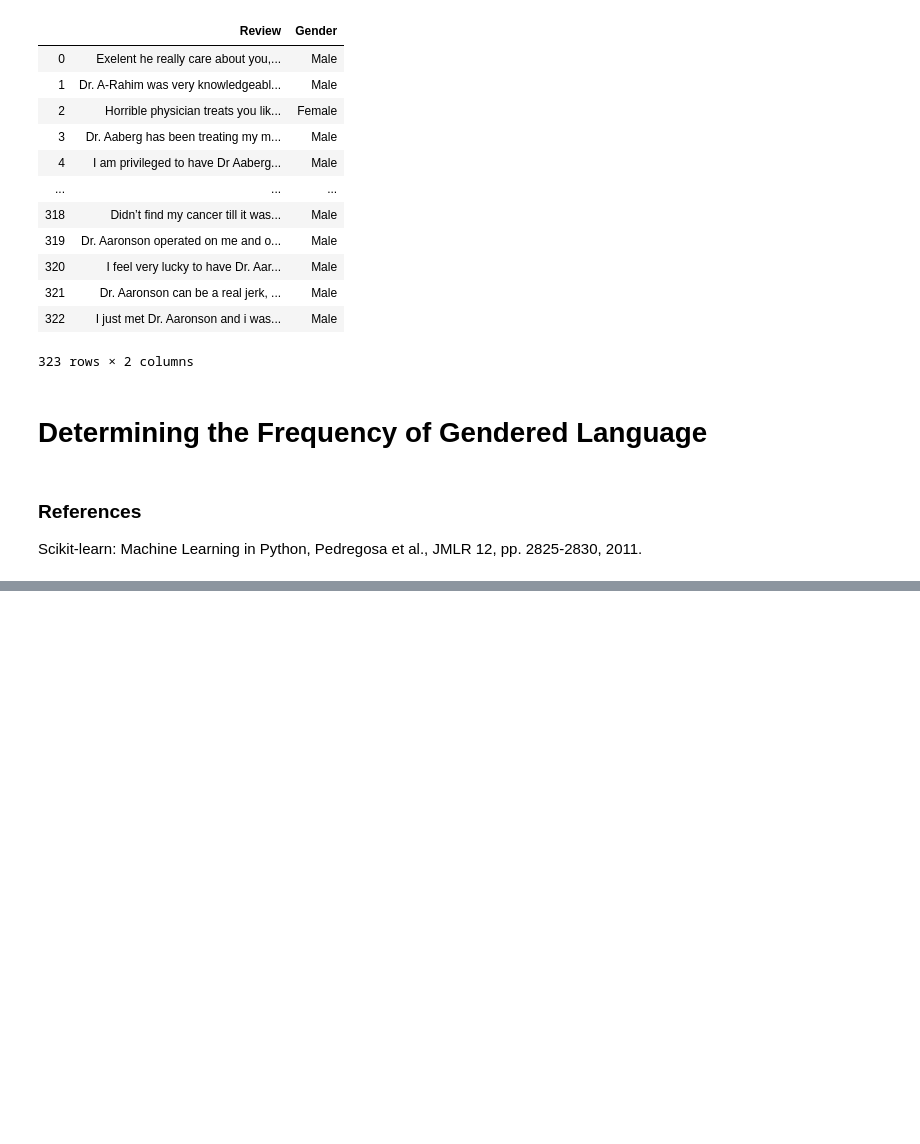
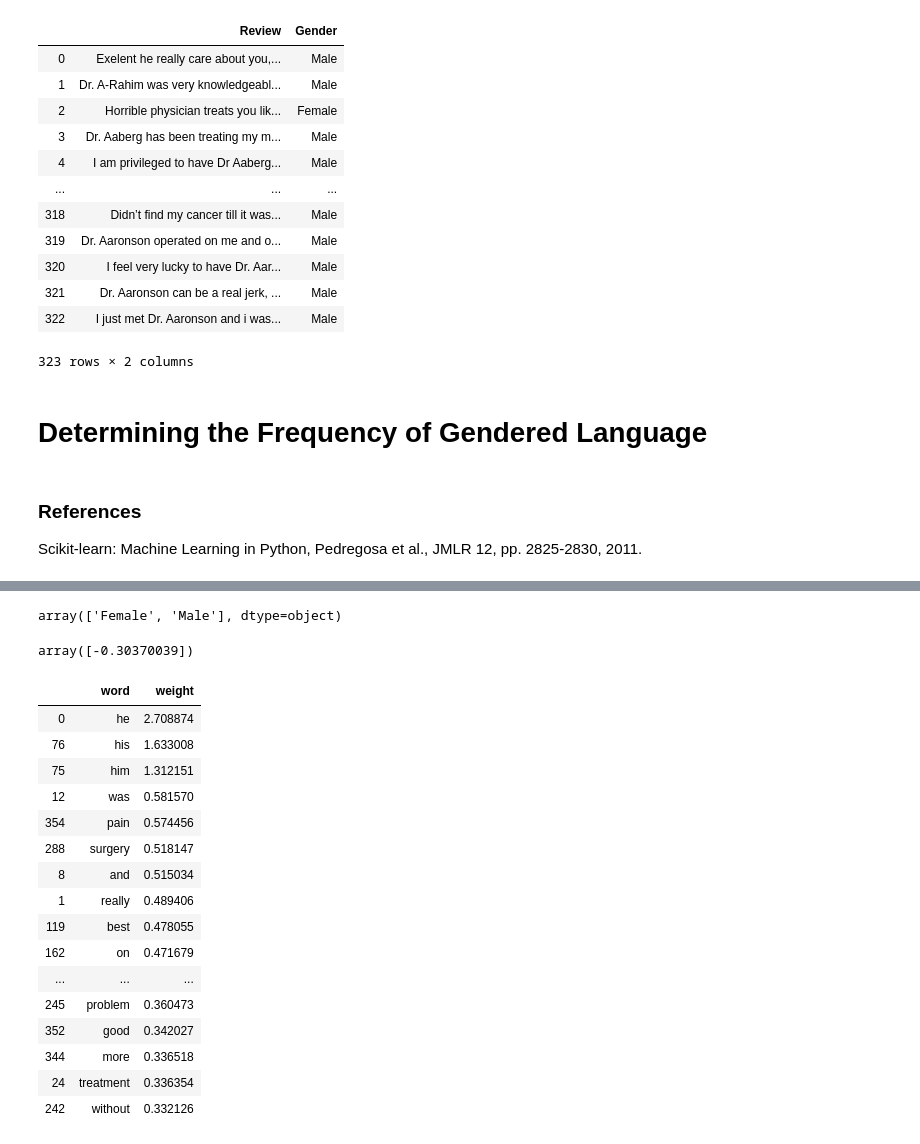
Before and after one commit to jillbaggett81/GenderBiasDetector, a Jupyter notebook: Scaping.ipynb, the cells around one changed output, grey strips where cells are left out. Drawn from its saved outputs; the diff is of its cells as text; code cells hidden in the pictures; blank space fills up the shorter version.

Commit message:
lauren update regression

```diff
--- a/Scaping.ipynb
+++ b/Scaping.ipynb
@@ -207,0 +201,17 @@ vect.get_feature_names()
+# %%
+# Vectorize the whole thing...
+import sklearn
+from sklearn.feature_extraction.text import TfidfVectorizer
+from sklearn.linear_model import LogisticRegression
+from sklearn.model_selection import train_test_split
+
+#get list of 'important' words. We can use this list to identitfy frequencies of gendered words
+# Vectorize and play with token sizes...
+vec = TfidfVectorizer(min_df = 0.005,
+                      max_df = 0.955,
+                      ngram_range=(1,1)) # play with min_df and max_df
+
+# transform this into a sparse vector!
+vec.fit(reviewsByGender['Review'])
+tf_idf_sparse = vec.transform(reviewsByGender["Review"])
+tf_idf_sparse
@@ -207,0 +236,49 @@ vect.get_feature_names()
+# %%
+# We can now use this to classify the reviews!! but we need to test/train split again.
+
+# Split..
+X_train, X_test, y_train, y_test = train_test_split(tf_idf_sparse,
+                                                    reviewsByGender['Gender'],
+                                                    test_size=0.2)
+# %%
+logisticRegr = LogisticRegression(max_iter=100000, class_weight='balanced')
+model = logisticRegr.fit(X_train, y_train)
+# %%
+logisticRegr.classes_
+# %% [output]
+array(['Female', 'Male'], dtype=object)
+# %%
+logisticRegr.coef_[:,0]
+# %% [output]
+array([-0.30370039])
+# %%
+# We can also do cool stuff like make a dataframe with the words and see which
+# have the highest regression weights -- careful here!
+
+# Make a dataframe with the words, coefficients, and classes...
+recs = []
+for w,i in vec.vocabulary_.items():
+    recs.append([str(w)] + list(logisticRegr.coef_[:,i]))
+# If we only have one class then we only get weight..
+# df_weights = pd.DataFrame(tripples, columns=['word']+list(logisticRegr.classes_))
+df_weights = pd.DataFrame(recs, columns=['word', 'weight'])
+# %%
+df_weights.sort_values('weight', ascending=False)[:25]
+# %% [output]
+|  | word | weight |
+| 0 | he | 2.708874 |
+| 76 | his | 1.633008 |
+| 75 | him | 1.312151 |
+| 12 | was | 0.581570 |
+| 354 | pain | 0.574456 |
+| 288 | surgery | 0.518147 |
+| 8 | and | 0.515034 |
+| 1 | really | 0.489406 |
+| 119 | best | 0.478055 |
+| 162 | on | 0.471679 |
+| ... | ... | ... |
+| 245 | problem | 0.360473 |
+| 352 | good | 0.342027 |
+| 344 | more | 0.336518 |
+| 24 | treatment | 0.336354 |
+| 242 | without | 0.332126 |
```
Also changed, not shown: parts of 4 cells of this notebook, 1 other file.
